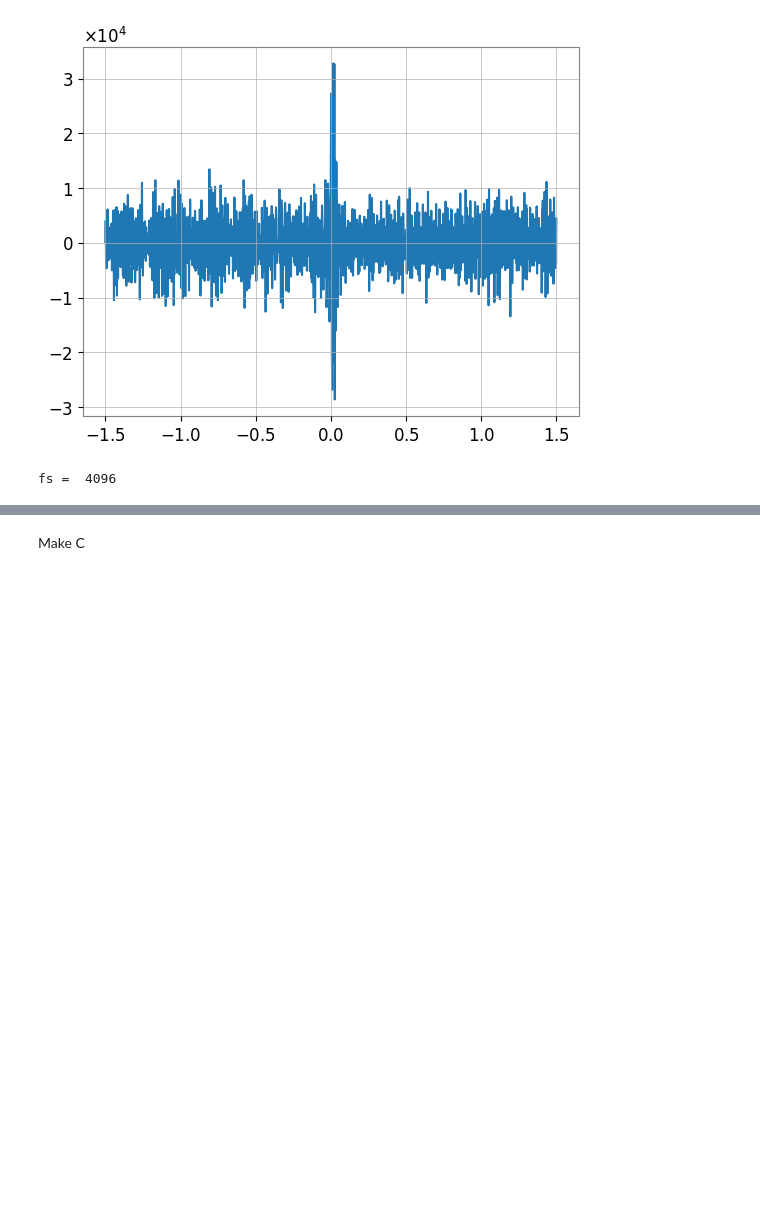
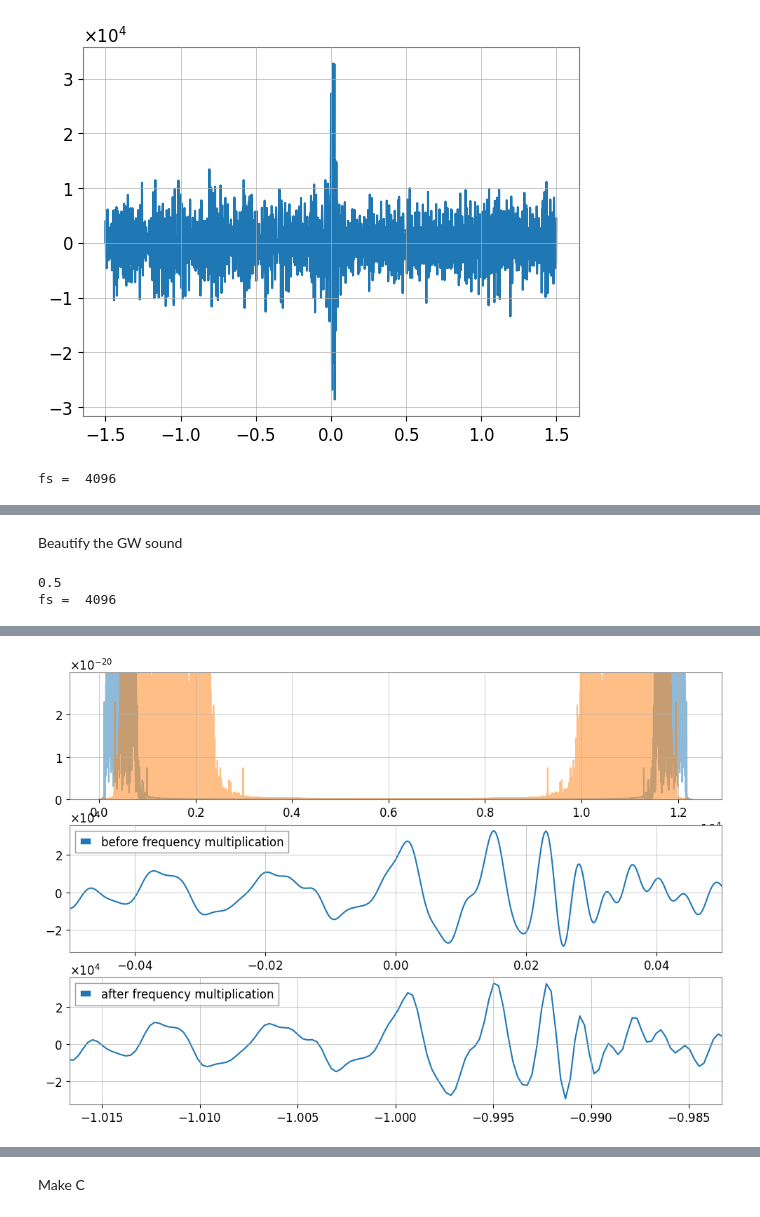
Before and after one commit to NireAstro/1221-dark-matter, a Jupyter notebook: GravitationalWave/GravitationalWave.ipynb, the cells around one changed output, grey strips where cells are left out. Drawn from its saved outputs; the diff is of its cells as text; code cells hidden in the pictures; blank space fills up the shorter version.

```diff
--- a/GravitationalWave/GravitationalWave.ipynb
+++ b/GravitationalWave/GravitationalWave.ipynb
@@ -151,3 +145,71 @@ files.download("example.wav")
 # %% [output]
 [interactive output not drawn]
 [interactive output not drawn]
+# %% [markdown]
+Beautify the GW sound
+# %%
+t_clip = 1.5 # definiing variables
+amplitude = np.iinfo(np.int16).max
+
+ind = np.where((x_val < (t0+t_clip)) & (x_val > (t0-t_clip))) # setting the conditions for which x-values we want from the data.
+x = x_val[ind] # setting x-values
+y = y_val[ind] # setting y-values
+
+# plt.plot(x - t0, (np.array(y / np.max(y)) * amplitude) + 10000, label="oringinal")
+# print(np.min(np.array(y / np.max(y)) * amplitude), np.max(np.array(y / np.max(y)) * amplitude))
+
+up_sample = 3 # defining the variable for the number of cycles we want to add
+
+# setting up a fourier transform
+y_fft = np.fft.fft(y)
+y_fft_new = np.zeros(np.shape(y_fft), dtype=np.cdouble)
+y_fft_old = y_fft
+
+num = len(y_fft) # defning the length of our data (y-values) as a variable
+for i in np.arange(int(num / up_sample)): # dividing that length by the number of cycles we want to add in between frequencies
+    y_fft_new[int(i * up_sample)] = y_fft[int(i)]
+
+y_old = np.fft.ifft(y_fft_old) # Doing the inverse fourier transform on our original fft and defining it as a variable
+
+for i in np.arange(num):
+  if i > (num / 2): # dividing the length by half
+    y_fft_new[i] = np.conjugate(y_fft_new[int(num) - i])
+
+# y_fft_new = np.fft.fftshift(y_fft_new)
+y = np.fft.ifft(y_fft_new)
+
+# Creating a plot that shows both the original fft and the new fft
+plt.figure(figsize=(12,8))
+plt.subplot(311)
+plt.plot(np.abs(y_fft_old), alpha=0.5)
+plt.plot(np.abs(y_fft_new), alpha=0.5)
+ylim = np.percentile(np.abs(y_fft), 95)
+plt.ylim(0, ylim)
+
+#  Creating a graph that shows the data before adding in the cycles
+plt.subplot(312)
+# y_old = y_old**3 # to make the signal more distinct from the noise
+y_old = y_old / np.max(y_old)
+plt.plot(x - t0, (np.array(y_old) * amplitude).astype(np.int16), label="before frequency multiplication")
+plt.xlim(-0.05, 0.05)
+plt.legend()
+
+# Creating a graph which shows that data after adding in the cycles between frequencies
+plt.subplot(313)
+# y = y**3 # to make the signal more distinct from the noise
+y = y / np.max(y)
+plt.plot(x - t0, (np.array(y) * amplitude).astype(np.int16), label="after frequency multiplication")
+plt.xlim(-t_clip + t_clip / up_sample - 0.05 / up_sample, -t_clip + t_clip / up_sample + 0.05 / up_sample)
+plt.legend()
+print(t_clip / up_sample)
+
+fs = int(1 / np.median(np.diff(np.array(x_val[ind] - t0))))
+# fs = fs * 4 # to make the signal higher pitch
+print("fs = ", fs)
+write("example.wav", fs, (np.array(y[0:int(num/up_sample)]) * amplitude).astype(np.int16))
+
+from google.colab import files
+files.download("example.wav")
+# %% [output]
+0.5
+fs =  4096
@@ -153,0 +218 @@ files.download("example.wav")
+[figure, added]
```
Also changed, not shown: parts of 18 cells of this notebook.
